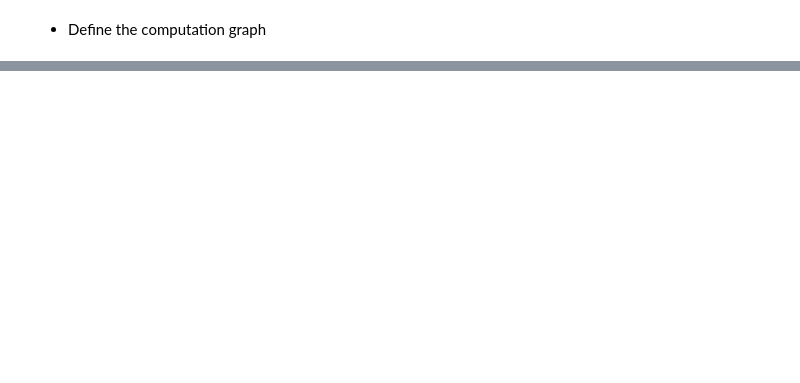
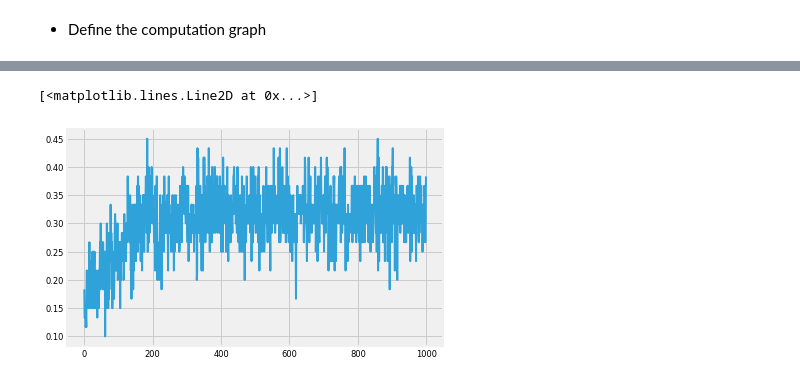
Before and after one commit to GodOfProbability/RL-for-shape, a Jupyter notebook: cube_rl.ipynb, the cells around one changed output, grey strips where cells are left out. Cells and saved outputs as stored; diff of their text form; code cells hidden in the pictures; blank space fills up the shorter version.

```diff
--- a/cube_rl.ipynb
+++ b/cube_rl.ipynb
@@ -194,3 +261,8 @@ x, y, costs, reward, acc = model()
+# %%
+plt.plot(accuracies)
+# %% [output]
+[<matplotlib.lines.Line2D at 0x...>]
+[figure, added]
 # %%
 # with tf.Session() as sess:
 #     v = tf.constant(value=np.zeros((10, 6, 10)))
```
Also changed, not shown: parts of 11 cells of this notebook.
